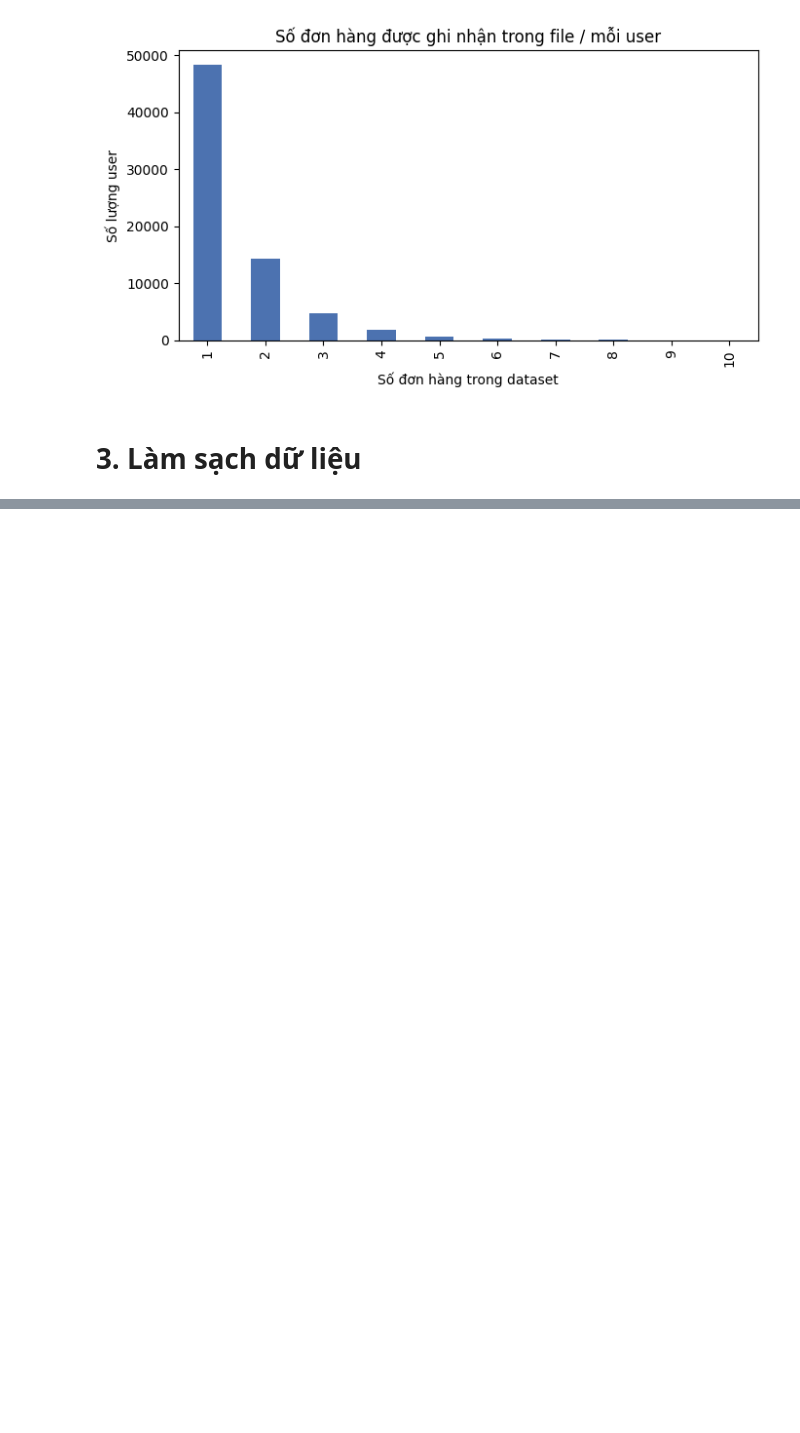
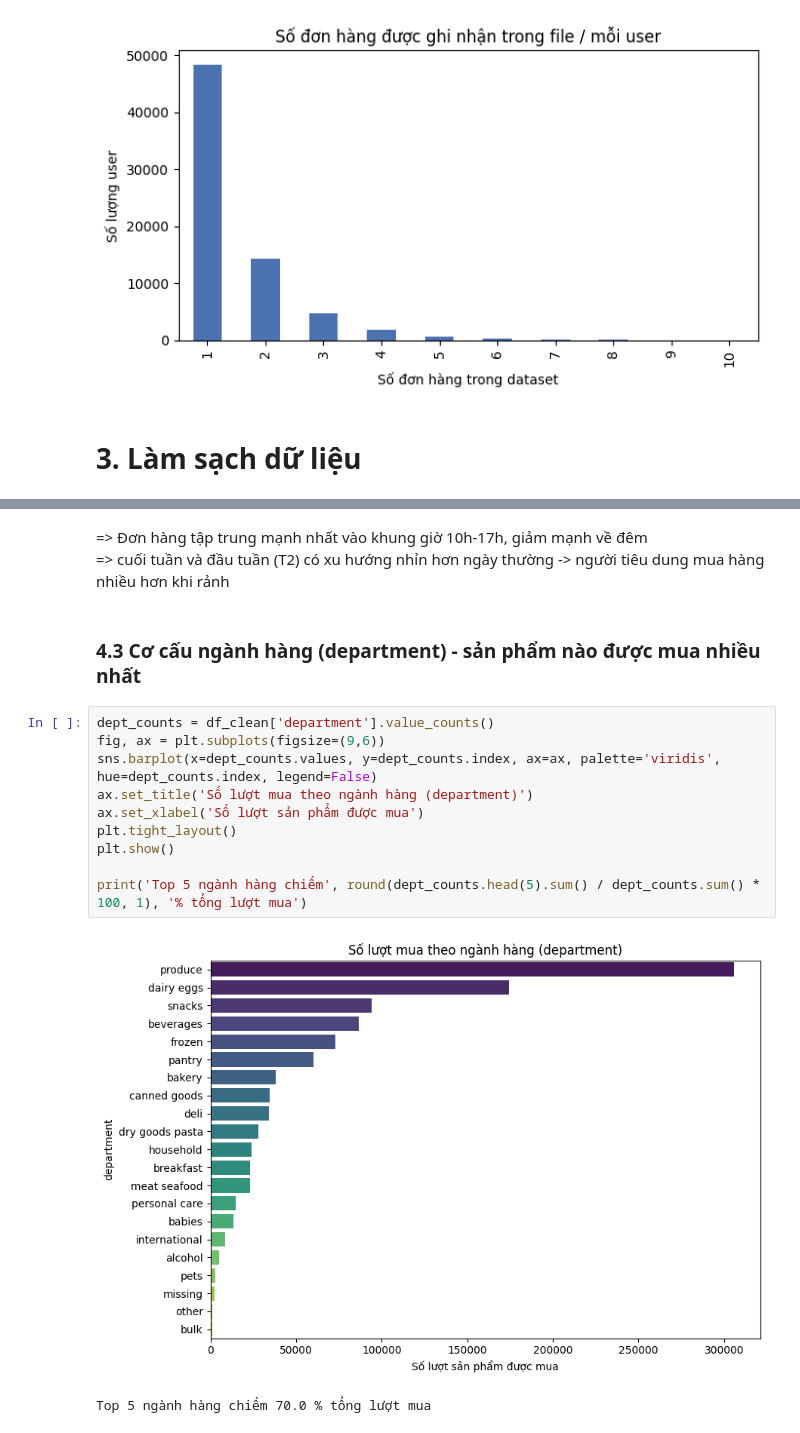
Before and after one commit to nguyenquynhanh10267-debug/Machine-Learning, a Jupyter notebook: taobao_behaviour/data_cleaning.ipynb, the cells around one changed output, grey strips where cells are left out. Saved outputs shown, nothing was run; the diff lists cells and outputs as text; blank space fills up the shorter version.

```diff
--- a/taobao_behaviour/data_cleaning.ipynb
+++ b/taobao_behaviour/data_cleaning.ipynb
@@ -175,0 +245,18 @@ Shape sau khi làm sạch: (1048574, 12)
+# %% [markdown]
+=> Đơn hàng tập trung mạnh nhất vào khung giờ 10h-17h, giảm mạnh về đêm
+=> cuối tuần và đầu tuần (T2) có xu hướng nhỉn hơn ngày thường -> người tiêu dung mua hàng nhiều hơn khi rảnh
+# %% [markdown]
+### 4.3 Cơ cấu ngành hàng (department) - sản phẩm nào được mua nhiều nhất
+# %%
+dept_counts = df_clean['department'].value_counts()
+fig, ax = plt.subplots(figsize=(9,6))
+sns.barplot(x=dept_counts.values, y=dept_counts.index, ax=ax, palette='viridis', hue=dept_counts.index, legend=False)
+ax.set_title('Số lượt mua theo ngành hàng (department)')
+ax.set_xlabel('Số lượt sản phẩm được mua')
+plt.tight_layout()
+plt.show()
+
+print('Top 5 ngành hàng chiếm', round(dept_counts.head(5).sum() / dept_counts.sum() * 100, 1), '% tổng lượt mua')
+# %% [output]
+[figure, added]
+Top 5 ngành hàng chiếm 70.0 % tổng lượt mua
```
Also changed, not shown: parts of 20 cells of this notebook, 1 other file.
